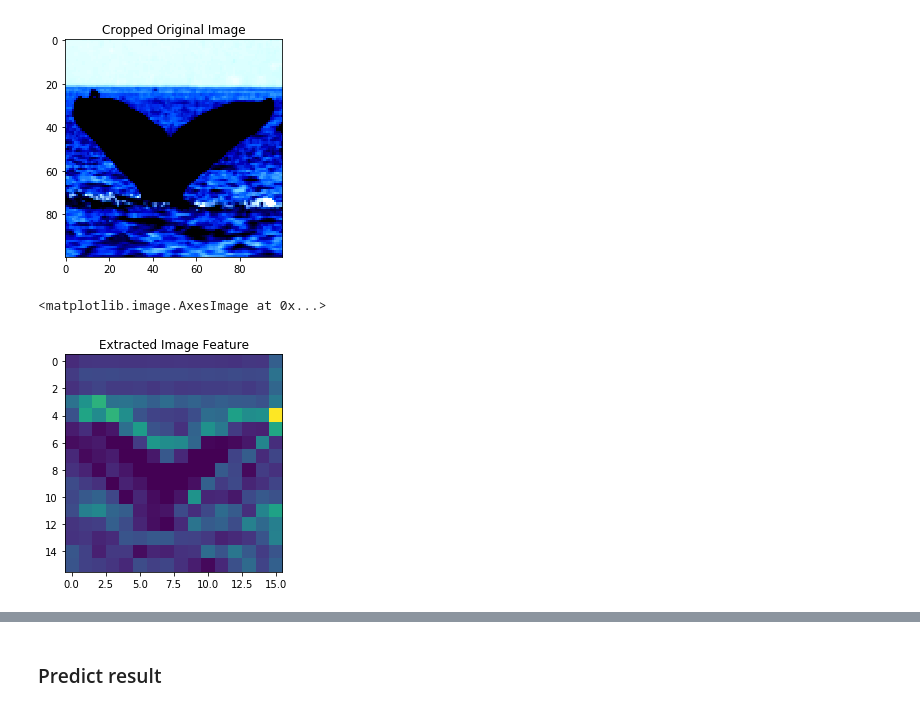
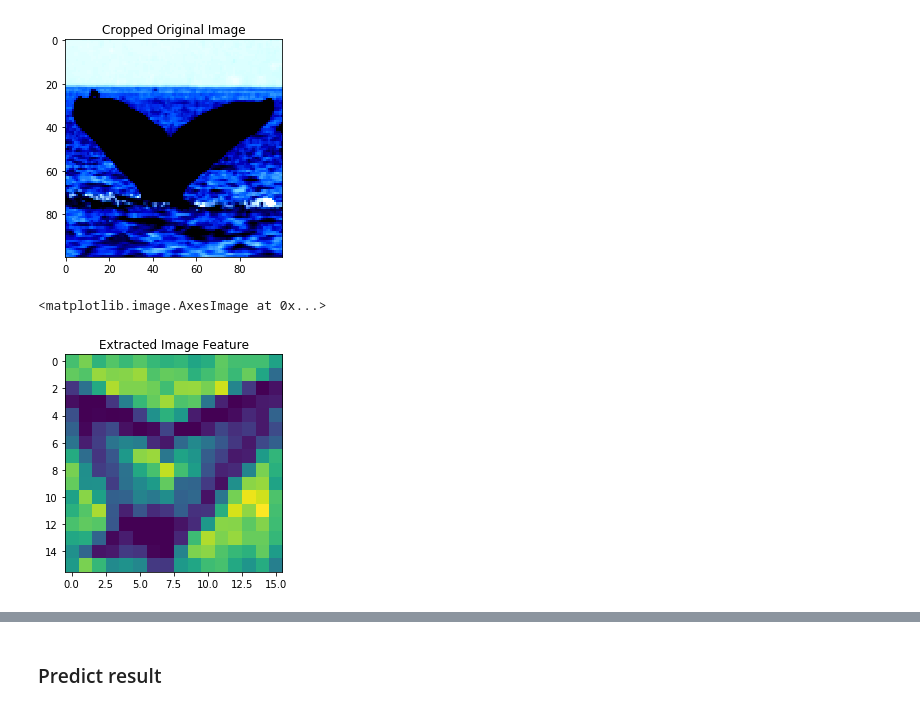
Before and after one commit to ReBachtr/whale_identification, a Jupyter notebook: whale_identification_demo.ipynb, the cells around one changed output, grey strips where cells are left out. Drawn from its saved outputs; the diff is of its cells as text; code cells hidden in the pictures.

```diff
--- a/whale_identification_demo.ipynb
+++ b/whale_identification_demo.ipynb
@@ -167,0 +201,34 @@ test_loader = torch.utils.data.DataLoader(test_set, batch_size=32, num_workers=n
+# %%
+model_conv = Net()
+criterion = nn.BCEWithLogitsLoss()
+optimizer = optim.Adam(model_conv.parameters(), lr=0.01)
+exp_lr_scheduler = lr_scheduler.StepLR(optimizer, step_size=3, gamma=0.1)
+model_conv.load_state_dict(torch.load('./model/Simple_cnn.pth'))
+# %%
+model_conv.cuda()
+total = list(0. for i in range(test_df.Id.nunique()))
+correct = list(0. for i in range(test_df.Id.nunique()))
+
+accuracy = []
+
+# Compute the test result
+cont = 0
+for batch_i, (data, target) in enumerate(test_loader):
+    data, target = data.cuda(), target.cuda()
+    cont += 1
+    if cont >= 30:
+        break
+    optimizer.zero_grad()
+    output = model_conv(data)
+    predicted = torch.argmax(output, 1)
+
+    res = (predicted == torch.argmax(target, 1)).squeeze()
+
+    for label_idx in range(len(target)):
+
+        label_single = torch.argmax(target, 1)[label_idx]
+        correct[label_single] += res[label_idx].item()
+        total[label_single] += 1
+
+acc = sum(correct)/sum(total)
+print(f'acc : {acc}')
@@ -314,8 +381,12 @@ class autoencoder_ext(nn.Module):
 model_conv_ext = Net_ext(4571)
 test_ext_1 = []
 test_ext_2 = []
+cont = 0
 for batch_i, (data, target) in enumerate(test_loader):
     print(f'exctrating data in batch{batch_i}')
+    cont += 1
+    if cont >= 30:
+        break
     data = data.cuda()
     model_conv_ext.cuda()
     output = model_conv_ext(data)
@@ -358,10 +428,10 @@ Clipping input data to the valid range for imshow with RGB data ([0..1] for floa
 # %%
 x = test_ext_1[i][0]
 plt.title('Extracted Image Feature')
-plt.imshow(x[6,:,:])
+plt.imshow(x[3,:,:])
 # %% [output]
 <matplotlib.image.AxesImage at 0x...>
-[figure, old version]
+[figure, new version]
 # %%
 f_all = test_ext_1[i][0]
 for i in range(16):
```
Also changed, not shown: parts of 16 cells of this notebook, 1 other file.
